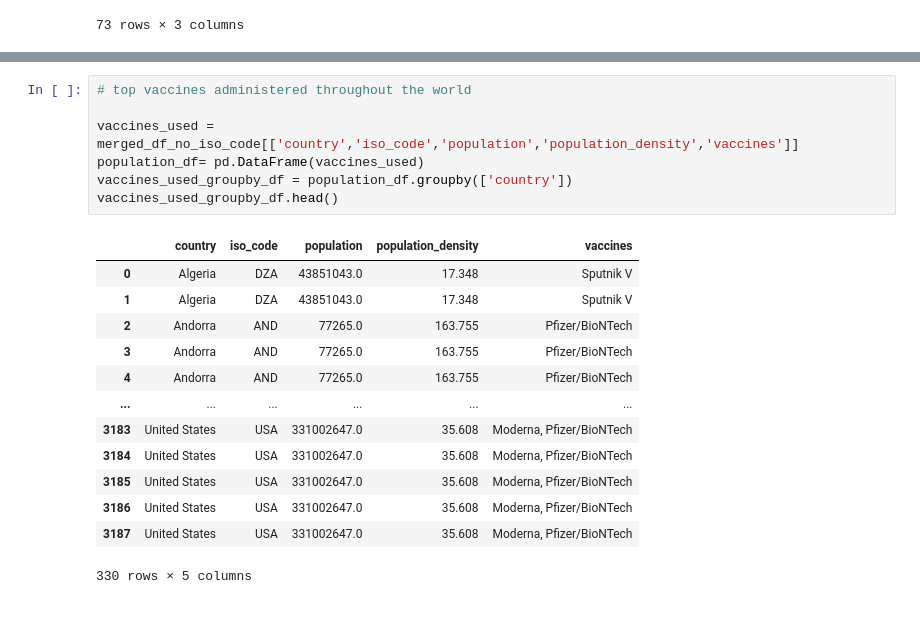
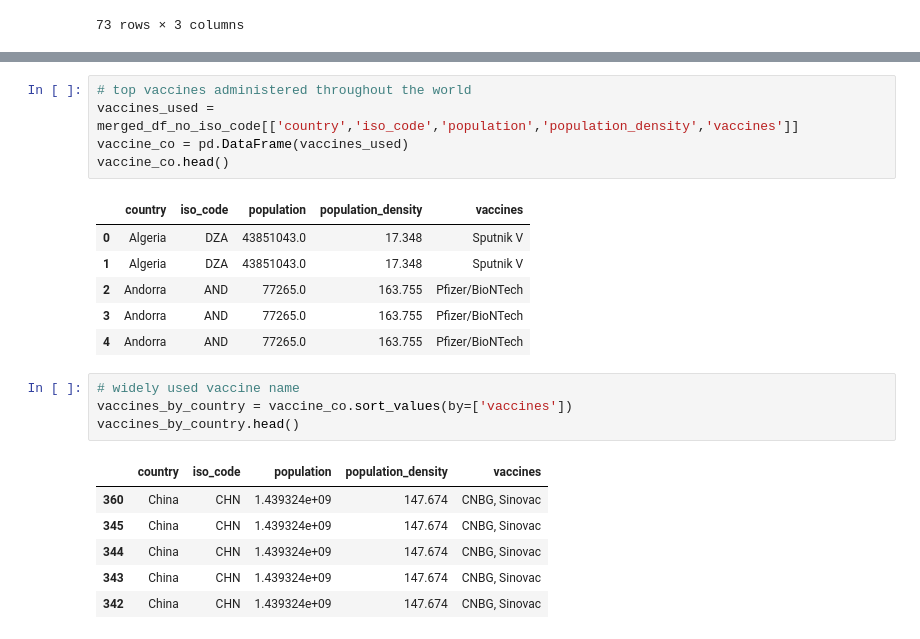
Before and after one commit to vrachupally/Corona-Vaccines, a Jupyter notebook: PythonProject/Tara-stay.ipynb, the cells around one changed output, grey strips where cells are left out. Cells and saved outputs as stored; diff of their text form.

```diff
--- a/PythonProject/Tara-stay.ipynb
+++ b/PythonProject/Tara-stay.ipynb
@@ -406,22 +507,24 @@ plt.tight_layout()
 <Figure size 432x288 with 0 Axes>
 # %%
 # top vaccines administered throughout the world
-
 vaccines_used = merged_df_no_iso_code[['country','iso_code','population','population_density','vaccines']]
-population_df= pd.DataFrame(vaccines_used)
-vaccines_used_groupby_df = population_df.groupby(['country'])
-vaccines_used_groupby_df.head()
+vaccine_co = pd.DataFrame(vaccines_used)
+vaccine_co.head()
 # %% [output]
 |  | country | iso_code | population | population_density | vaccines |
 | 0 | Algeria | DZA | 43851043.0 | 17.348 | Sputnik V |
 | 1 | Algeria | DZA | 43851043.0 | 17.348 | Sputnik V |
 | 2 | Andorra | AND | 77265.0 | 163.755 | Pfizer/BioNTech |
 | 3 | Andorra | AND | 77265.0 | 163.755 | Pfizer/BioNTech |
 | 4 | Andorra | AND | 77265.0 | 163.755 | Pfizer/BioNTech |
-| ... | ... | ... | ... | ... | ... |
-| 3183 | United States | USA | 331002647.0 | 35.608 | Moderna, Pfizer/BioNTech |
-| 3184 | United States | USA | 331002647.0 | 35.608 | Moderna, Pfizer/BioNTech |
-| 3185 | United States | USA | 331002647.0 | 35.608 | Moderna, Pfizer/BioNTech |
-| 3186 | United States | USA | 331002647.0 | 35.608 | Moderna, Pfizer/BioNTech |
-| 3187 | United States | USA | 331002647.0 | 35.608 | Moderna, Pfizer/BioNTech |
-330 rows × 5 columns
+# %%
+# widely used vaccine name
+vaccines_by_country = vaccine_co.sort_values(by=['vaccines'])
+vaccines_by_country.head()
+# %% [output]
+|  | country | iso_code | population | population_density | vaccines |
+| 360 | China | CHN | 1.439324e+09 | 147.674 | CNBG, Sinovac |
+| 345 | China | CHN | 1.439324e+09 | 147.674 | CNBG, Sinovac |
+| 344 | China | CHN | 1.439324e+09 | 147.674 | CNBG, Sinovac |
+| 343 | China | CHN | 1.439324e+09 | 147.674 | CNBG, Sinovac |
+| 342 | China | CHN | 1.439324e+09 | 147.674 | CNBG, Sinovac |
```
Also changed, not shown: parts of 18 cells of this notebook, 10 other files.
